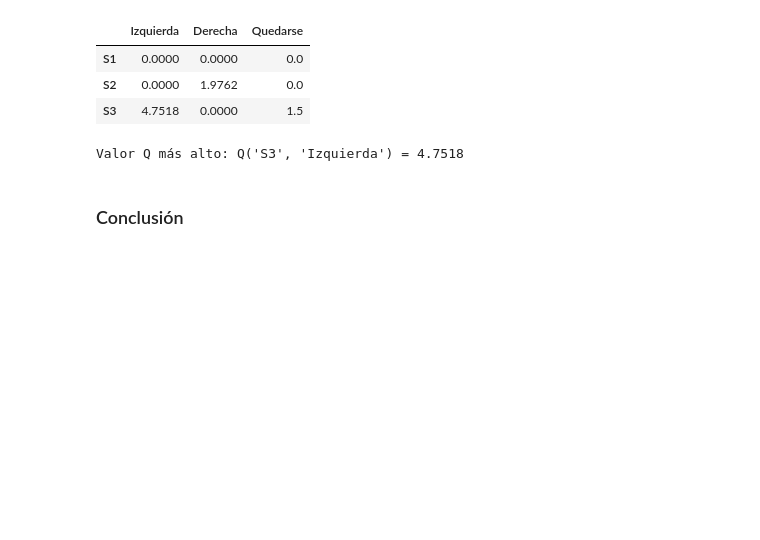
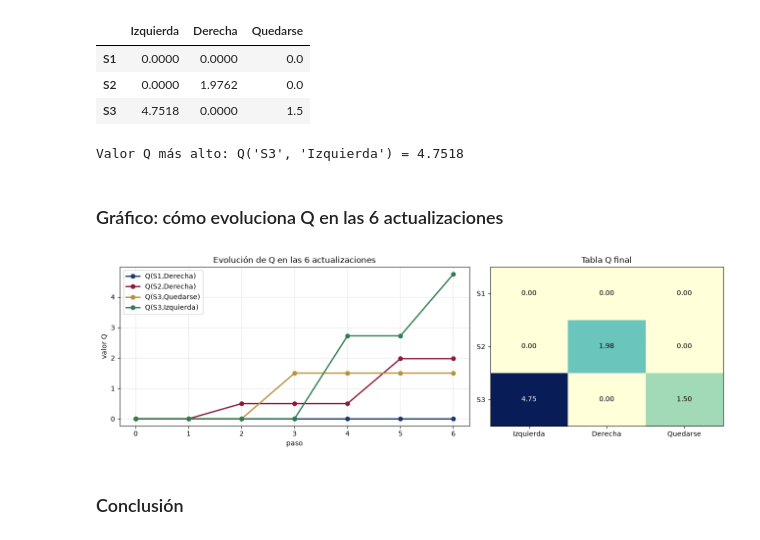
Before and after one commit to alixpeg0/aprendizaje-por-refuerzo-unidad4, a Jupyter notebook: Unidad4_Aprendizaje_por_Refuerzo.ipynb, the cells around one changed output. Saved outputs shown, nothing was run; the diff lists cells and outputs as text; code cells hidden in the pictures; blank space fills up the shorter version.

```diff
--- a/Unidad4_Aprendizaje_por_Refuerzo.ipynb
+++ b/Unidad4_Aprendizaje_por_Refuerzo.ipynb
@@ -646,6 +789,13 @@ print(f"Valor Q más alto: Q{mejor} = {Q27.stack().max():.4f}")
 | S2 | 0.0000 | 1.9762 | 0.0 |
 | S3 | 4.7518 | 0.0000 | 1.5 |
 Valor Q más alto: Q('S3', 'Izquierda') = 4.7518
+# %% [markdown]
+### Gráfico: cómo evoluciona Q en las 6 actualizaciones
+# %%
+figura_q_pasos(T)
+plt.show()
+# %% [output]
+[figure, added]
 # %% [markdown]
 ### Conclusión
 # %%
```
Also changed, not shown: parts of 9 cells of this notebook, 17 other files.
